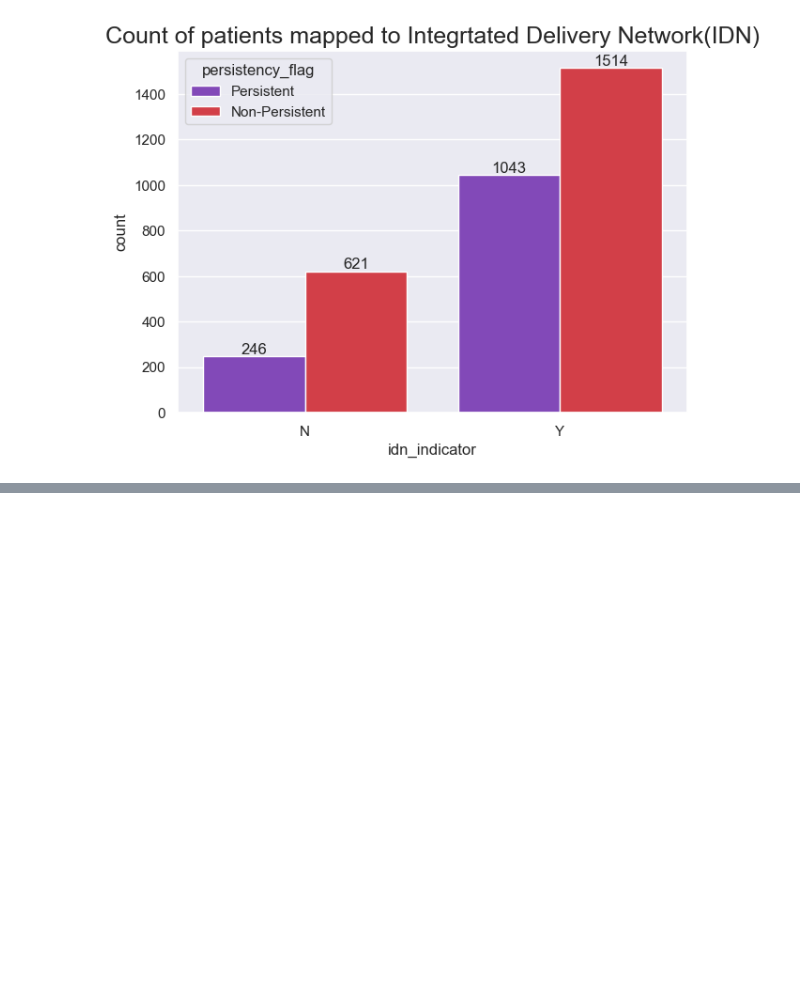
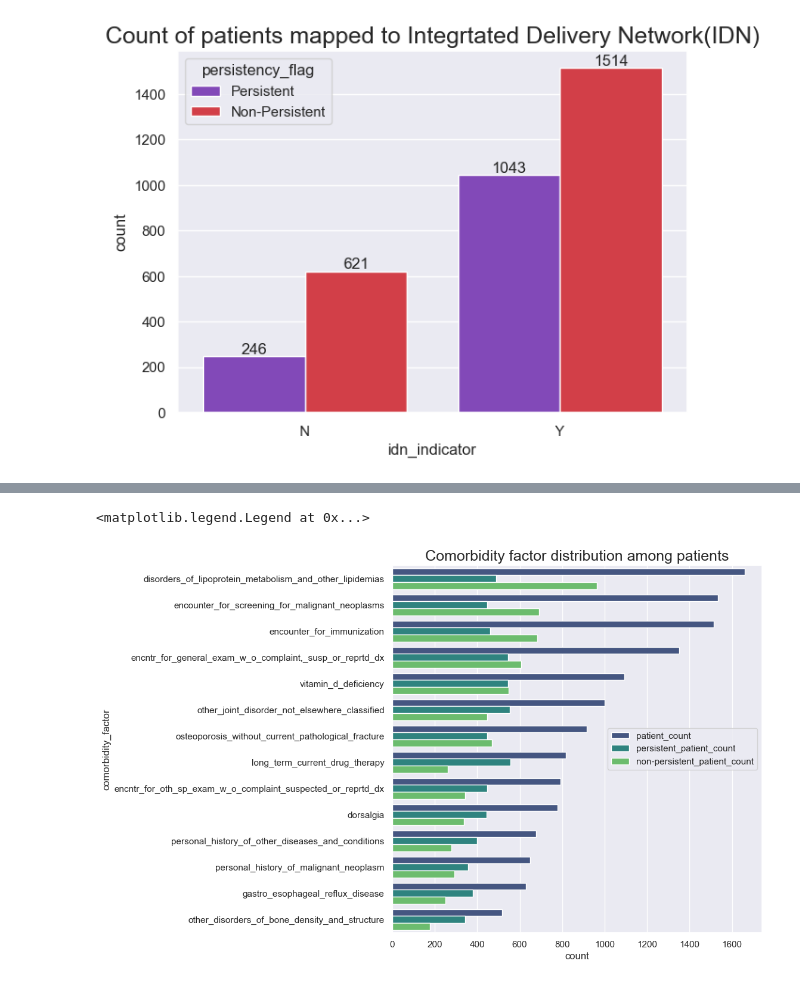
Before and after one commit to shezkh/Healthcare-Project, a Jupyter notebook: src/Data_Exploration_Ashish.ipynb, the cells around one changed output, grey strips where cells are left out. Drawn from its saved outputs; the diff is of its cells as text; code cells hidden in the pictures; blank space fills up the shorter version.

```diff
--- a/src/Data_Exploration_Ashish.ipynb
+++ b/src/Data_Exploration_Ashish.ipynb
@@ -498,0 +583,7 @@ for label in ax.containers:
+# %%
+comorbidity_factors = []
+for col in columns:
+    if col.startswith('comorb_'):
+        comorbidity_factors.append(col)
+
+comorbidity_factors
@@ -498,0 +605,21 @@ for label in ax.containers:
+# %%
+comorb_factor_df = pd.DataFrame(columns=['comorbidity_factor', 'patient_count', \
+                                       'persistent_patient_count', 'non-persistent_patient_count'])
+
+for idx, col in enumerate(comorbidity_factors):
+    if drug_df[drug_df['persistency_flag'] == 'Persistent'][col].str.contains('Y').any() :
+        pers_count = drug_df[drug_df['persistency_flag'] == 'Persistent'][col].value_counts()[1]
+    else:
+        pers_count = 0
+
+    if drug_df[drug_df['persistency_flag'] == 'Non-Persistent'][col].str.contains('Y').any() :
+        npers_count = drug_df[drug_df['persistency_flag'] == 'Non-Persistent'][col].value_counts()[1]
+    else:
+        npers_count = 0
+
+    comorb_factor_df.loc[idx] = [col.replace('comorb_', '')] + [drug_df[col].value_counts()[1]] + [pers_count] + [npers_count]
+
+comorb_factor_df.sort_values(by='patient_count',
+                             ascending=False,
+                             inplace=True,
+                             ignore_index=True)
@@ -498,0 +644,18 @@ for label in ax.containers:
+# %%
+comorb_factor_df_meltd = comorb_factor_df.melt(id_vars='comorbidity_factor',
+                                               var_name='Count Type',
+                                               value_name='count')
+
+sns.set(rc = {'figure.figsize':(8,8)})
+ax = sns.barplot(y='comorbidity_factor',
+                 x='count',
+                 data=comorb_factor_df_meltd,
+                 hue='Count Type',
+                 palette='viridis')
+
+ax.set_title('Comorbidity factor distribution among patients',
+             fontsize=18)
+ax.legend(loc='center right')
+# %% [output]
+<matplotlib.legend.Legend at 0x...>
+[figure, added]
```
Also changed, not shown: parts of 14 cells of this notebook.
